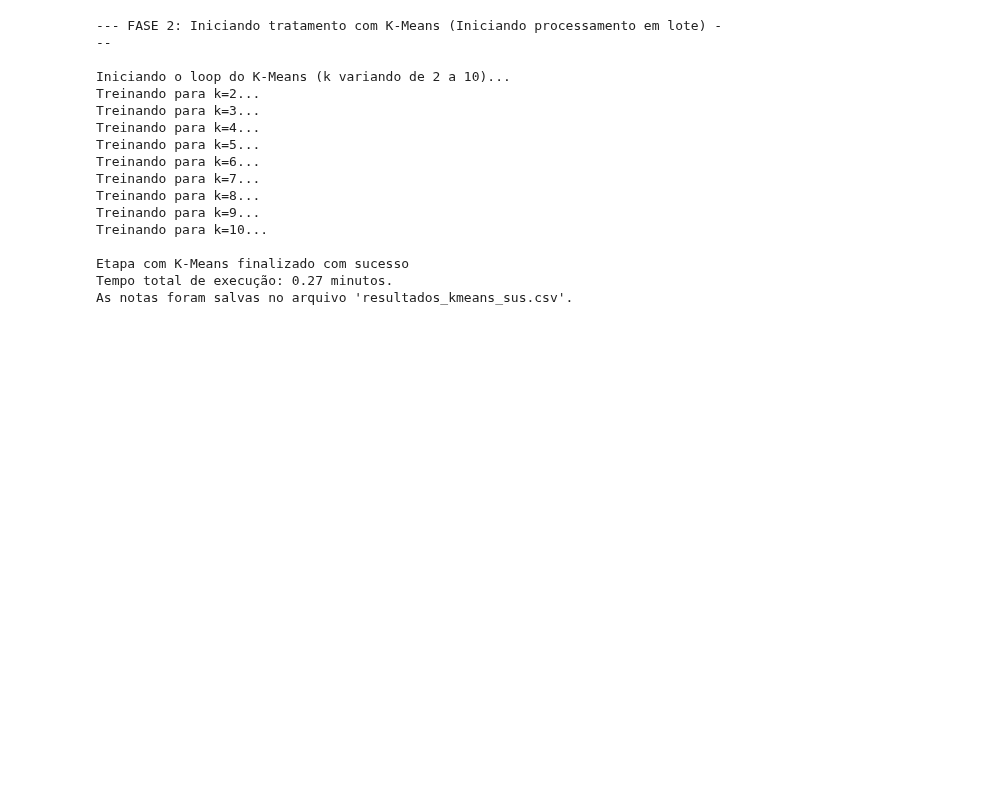
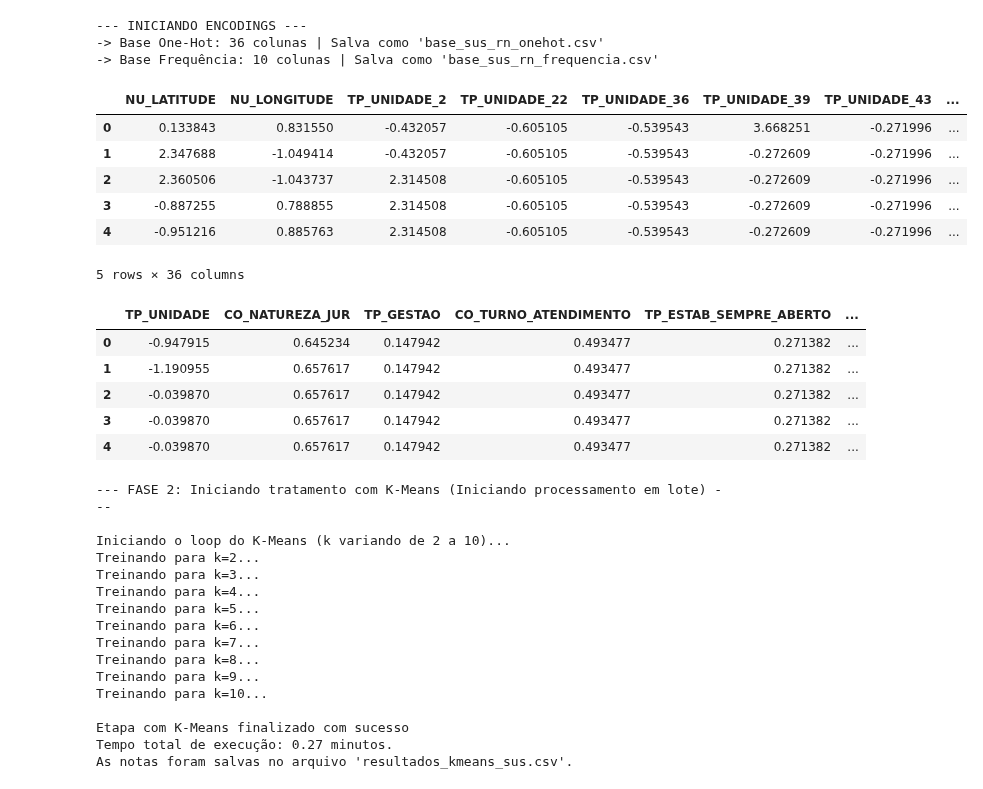
Before and after one commit to fabriciogmaraes/clusterizacao-sus-rn, a Jupyter notebook: estabelecimentos_sus.ipynb, the cells around one changed output. Saved outputs shown, nothing was run; the diff lists cells and outputs as text; code cells hidden in the pictures; blank space fills up the shorter version.

```diff
--- a/estabelecimentos_sus.ipynb
+++ b/estabelecimentos_sus.ipynb
@@ -204 +192,59 @@ Base com frequency encoding salva com sucesso
+# %%
+#Célula 5: Transformação de Dados (One-Hot vs Frequency)
+print("--- INICIANDO ENCODINGS ---")
+
+#Definindo as colunas categóricas (texto) e as numéricas (coordenadas)
+cols_cat = [c for c in df_limpo.columns if c not in ['NU_LATITUDE', 'NU_LONGITUDE']]
+
+#Aplicando a lógica de "Top 5 + Outros" para One Hot Encoding:
+df_top5 = df_limpo.copy()
+for col in cols_cat:
+    top_5 = df_top5[col].value_counts().nlargest(5).index
+    df_top5[col] = df_top5[col].where(df_top5[col].isin(top_5), 'Outros')
+
+df_onehot = pd.get_dummies(df_top5, columns=cols_cat, dtype=int)
+
+#Aplicando Normalização no One Hot:
+scaler_oh = StandardScaler()
+df_final_onehot = pd.DataFrame(scaler_oh.fit_transform(df_onehot), columns=df_onehot.columns)
+
+
+#FREQUENCY ENCODING (Baseado nos dados originais) ---
+df_freq = df_limpo.copy()
+for col in cols_cat:
+    freq_map = df_freq[col].value_counts(normalize=True)
+    df_freq[col] = df_freq[col].map(freq_map)
+
+#Aplicando Normalização no Freq:
+scaler_fr = StandardScaler()
+df_final_freq = pd.DataFrame(scaler_fr.fit_transform(df_freq), columns=df_freq.columns)
+
+
+#Exportação dos Arquivos para a Fase de Clusterização:
+df_final_onehot.to_csv('base_sus_rn_onehot.csv', index=False)
+df_final_freq.to_csv('base_sus_rn_frequencia.csv', index=False)
+
+print(f"Base One-Hot: {df_final_onehot.shape[1]} colunas | Salva como 'base_sus_rn_onehot.csv'")
+print(f"Base Frequência: {df_final_freq.shape[1]} colunas | Salva como 'base_sus_rn_frequencia.csv'")
+
+#Visualização das tabelas:
+display(df_final_onehot.head())
+display(df_final_freq.head())
+# %% [output]
+--- INICIANDO ENCODINGS ---
+-> Base One-Hot: 36 colunas | Salva como 'base_sus_rn_onehot.csv'
+-> Base Frequência: 10 colunas | Salva como 'base_sus_rn_frequencia.csv'
+|  | NU_LATITUDE | NU_LONGITUDE | TP_UNIDADE_2 | TP_UNIDADE_22 | TP_UNIDADE_36 | TP_UNIDADE_39 | TP_UNIDADE_43 | ... |
+| 0 | 0.133843 | 0.831550 | -0.432057 | -0.605105 | -0.539543 | 3.668251 | -0.271996 | ... |
+| 1 | 2.347688 | -1.049414 | -0.432057 | -0.605105 | -0.539543 | -0.272609 | -0.271996 | ... |
+| 2 | 2.360506 | -1.043737 | 2.314508 | -0.605105 | -0.539543 | -0.272609 | -0.271996 | ... |
+| 3 | -0.887255 | 0.788855 | 2.314508 | -0.605105 | -0.539543 | -0.272609 | -0.271996 | ... |
+| 4 | -0.951216 | 0.885763 | 2.314508 | -0.605105 | -0.539543 | -0.272609 | -0.271996 | ... |
+5 rows × 36 columns
+|  | TP_UNIDADE | CO_NATUREZA_JUR | TP_GESTAO | CO_TURNO_ATENDIMENTO | TP_ESTAB_SEMPRE_ABERTO | ... |
+| 0 | -0.947915 | 0.645234 | 0.147942 | 0.493477 | 0.271382 | ... |
+| 1 | -1.190955 | 0.657617 | 0.147942 | 0.493477 | 0.271382 | ... |
+| 2 | -0.039870 | 0.657617 | 0.147942 | 0.493477 | 0.271382 | ... |
+| 3 | -0.039870 | 0.657617 | 0.147942 | 0.493477 | 0.271382 | ... |
+| 4 | -0.039870 | 0.657617 | 0.147942 | 0.493477 | 0.271382 | ... |
 # %%
```
Also changed, not shown: parts of 10 cells of this notebook, 5 other files.
